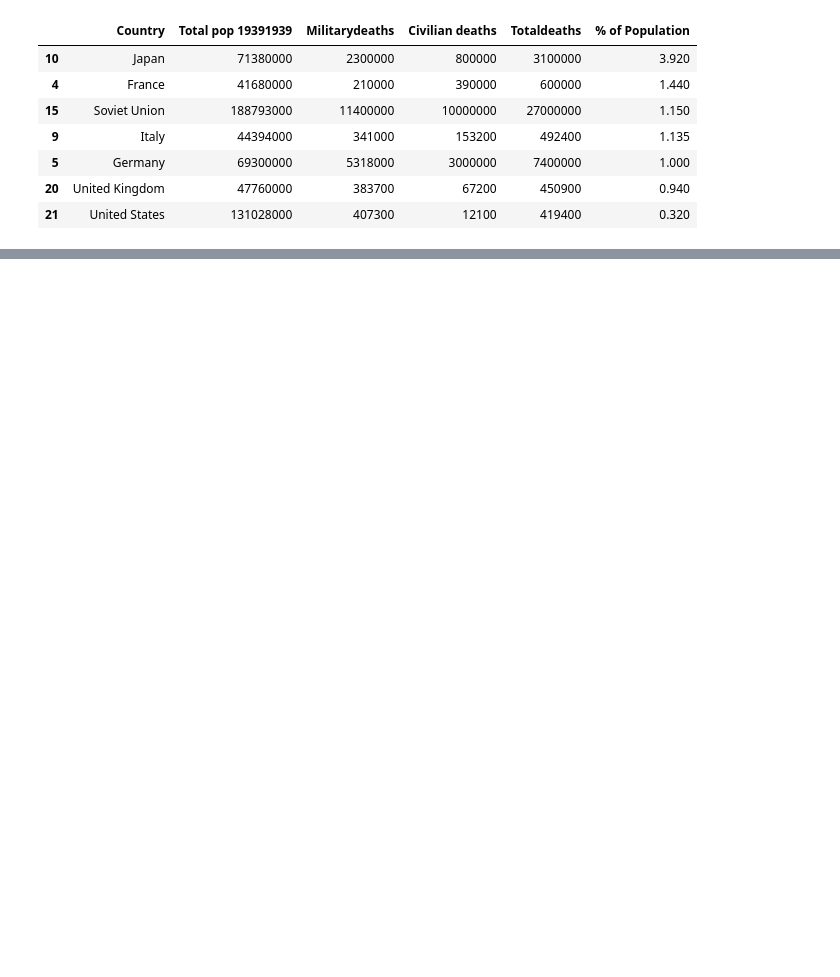
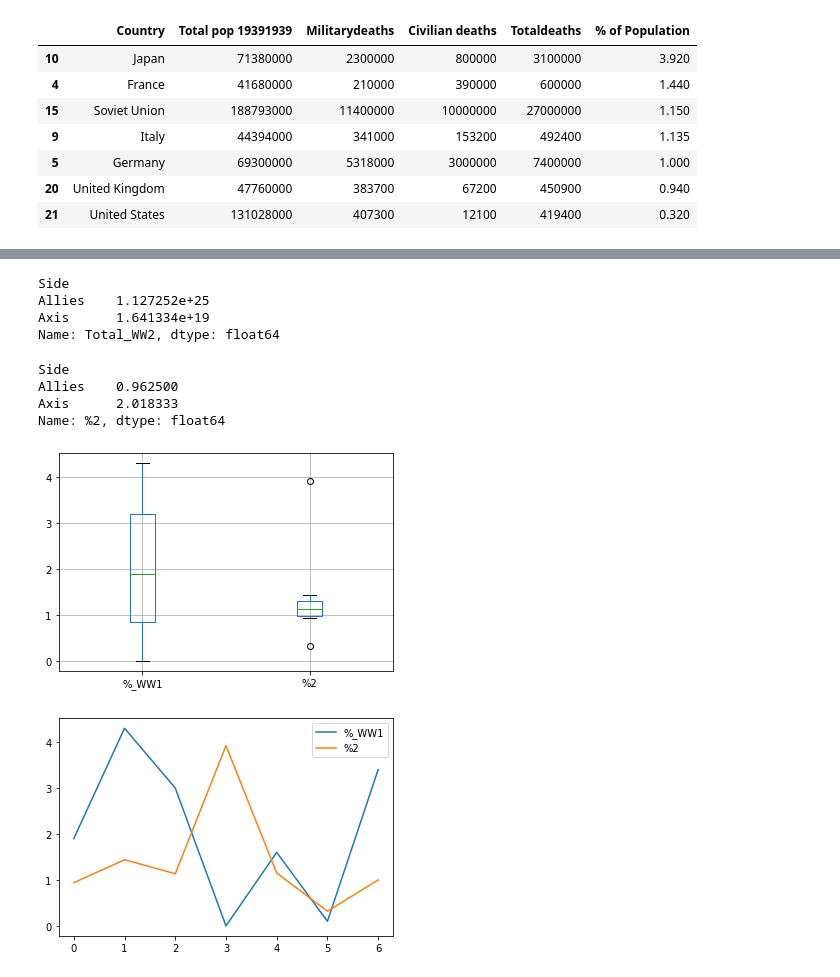
Before and after one commit to conorgleeson95/lecture4_workings, a Jupyter notebook: New Project.ipynb, the cells around one changed output, grey strips where cells are left out. Drawn from its saved outputs; the diff is of its cells as text; code cells hidden in the pictures; blank space fills up the shorter version.

Commit message:
Boxplot

```diff
--- a/New Project.ipynb
+++ b/New Project.ipynb
@@ -499,0 +484,36 @@ Name: %2, dtype: float64
+# %%
+#Overview of WW2 Deaths
+Axis_Allies.groupby(["Side"])["Total_WW2"].mean()
+# %% [output]
+Side
+Allies    1.127252e+25
+Axis      1.641334e+19
+Name: Total_WW2, dtype: float64
+# %%
+#Overview of average percentages
+Axis_Allies.groupby(["Side"])["%2"].mean()
+# %% [output]
+Side
+Allies    0.962500
+Axis      2.018333
+Name: %2, dtype: float64
+# %%
+#Boxplot
+Boxplot = Final_Table.boxplot(column = [
+
+
+    '%_WW1',
+
+
+    '%2',
+
+])
+
+
+Final_Table.plot()
+
+
+plt.show()
+# %% [output]
+[figure, added]
+[figure, added]
```
Also changed, not shown: parts of 48 cells of this notebook.
